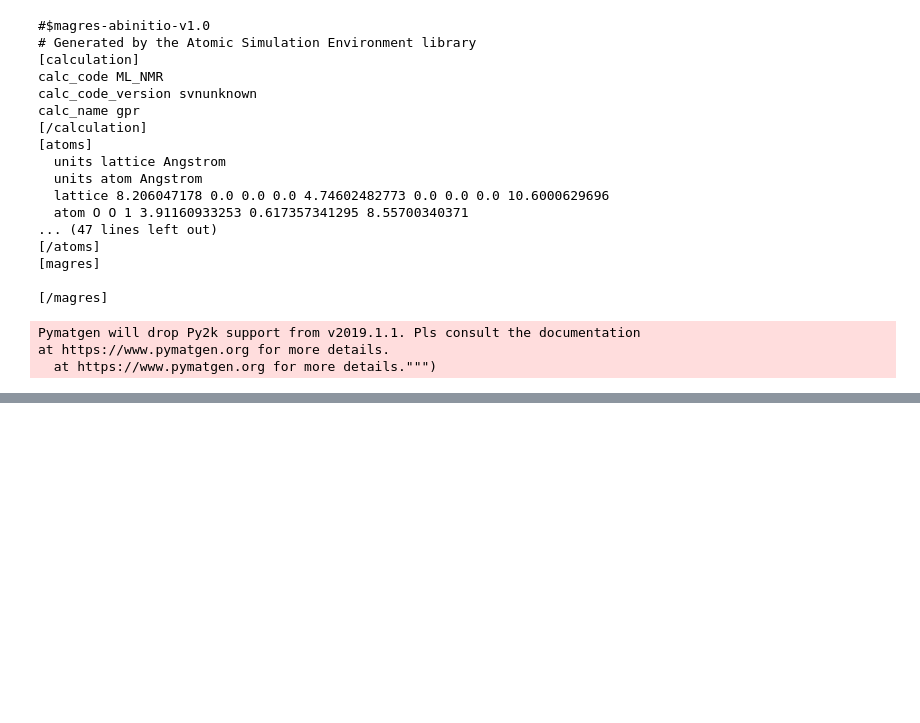
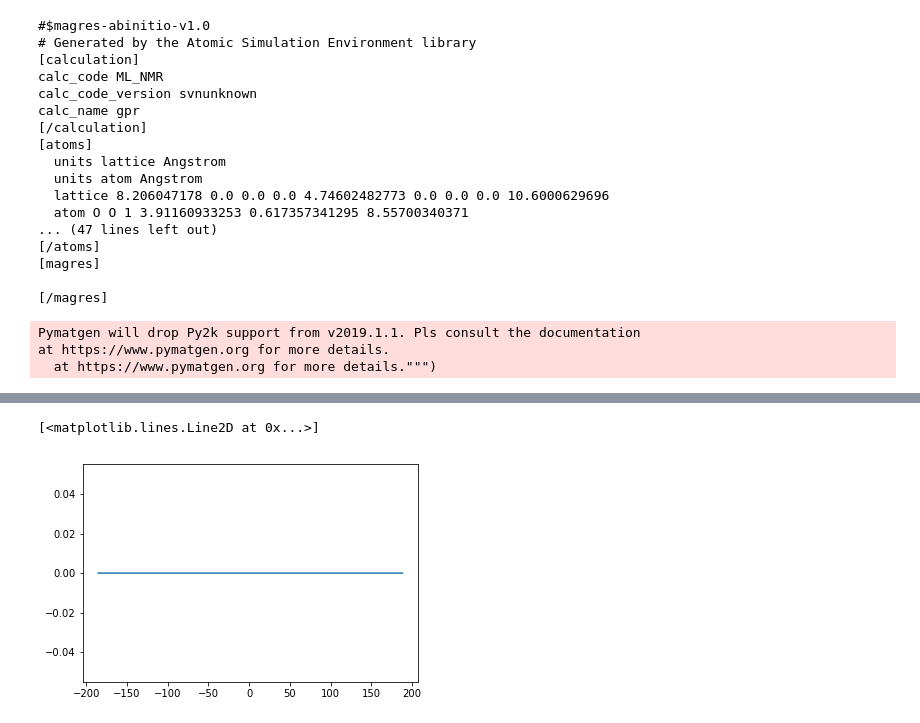
Before and after one commit to materialscloud-org/alpha-ml, a Jupyter notebook: webservice/Untitled.ipynb, the cells around one changed output, grey strips where cells are left out. Drawn from its saved outputs; the diff is of its cells as text; code cells hidden in the pictures; blank space fills up the shorter version.

```diff
--- a/webservice/Untitled.ipynb
+++ b/webservice/Untitled.ipynb
@@ -70,0 +331,8 @@ at https://www.pymatgen.org for more details.
+# %%
+f = np.arange((min(shielding)-increment[sp]), (max(shielding)+increment[sp]), 0.01)
+i = np.zeros(len(f))
+shielding=np.round(shielding,decimals=2)
+for it,x in enumerate(f):
+    if x in shielding:
+        print x
+        i[it]==1
@@ -70,0 +341,5 @@ at https://www.pymatgen.org for more details.
+# %%
+plt.plot(f,i)
+# %% [output]
+[<matplotlib.lines.Line2D at 0x...>]
+[figure, added]
```
Also changed, not shown: parts of 59 cells of this notebook, 8 other files.
